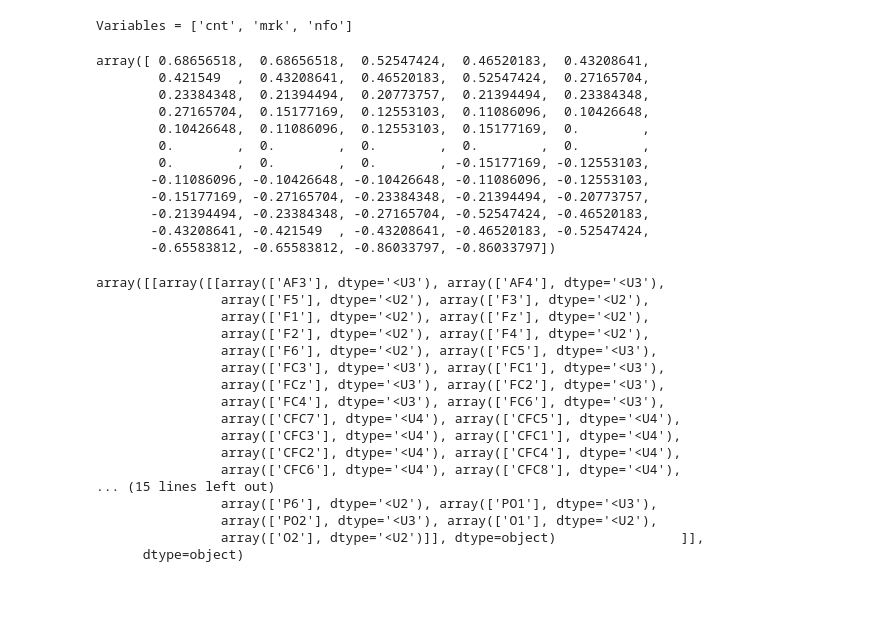
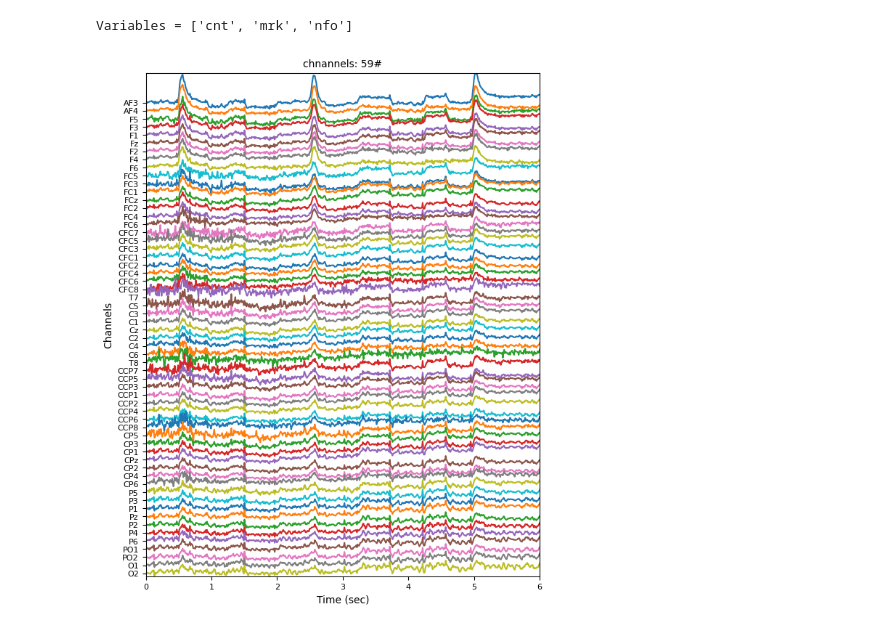
Before and after one commit to RezaSaadatyar/Motor-imagery-based-EEG-signal-processing, a Jupyter notebook: Code/App1.ipynb, the cells around one changed output. Saved outputs shown, nothing was run; the diff lists cells and outputs as text; code cells hidden in the pictures; blank space fills up the shorter version.

```diff
--- a/Code/App1.ipynb
+++ b/Code/App1.ipynb
@@ -57,53 +160,14 @@ Variables = ['cnt', 'mrk', 'nfo']
 data = np.double(data_set['cnt']) * 0.1
 
 Mrk = data_set['mrk']                   # Time of trials
-Time_Trial = np.array(Mrk['pos'].tolist()).flatten()
-Labels = np.array(Mrk['y'].tolist()).flatten()
+Time_Trial = np.concatenate(*Mrk['pos'].flatten())
+Labels = np.concatenate(*Mrk['y'].flatten())
 
 Nfo = data_set['nfo']
 Fs = Nfo['fs']
-channels = list(chain(*list(np.array(Nfo['clab'].tolist()).flatten())))
+channels = np.concatenate(np.array(Nfo['clab'].tolist()).flatten())
 Name_class = Nfo['classes']
 x_pos = np.concatenate(*Nfo['xpos'].flatten())
 y_pos = np.concatenate(*Nfo['ypos'].flatten())
 
 Position_XY = np.array([x_pos, y_pos])  # Position electrode
-# %%
-Position_XY[1]
-# %% [output]
-array([ 0.68656518,  0.68656518,  0.52547424,  0.46520183,  0.43208641,
-        0.421549  ,  0.43208641,  0.46520183,  0.52547424,  0.27165704,
-        0.23384348,  0.21394494,  0.20773757,  0.21394494,  0.23384348,
-        0.27165704,  0.15177169,  0.12553103,  0.11086096,  0.10426648,
-        0.10426648,  0.11086096,  0.12553103,  0.15177169,  0.        ,
-        0.        ,  0.        ,  0.        ,  0.        ,  0.        ,
-        0.        ,  0.        ,  0.        , -0.15177169, -0.12553103,
-       -0.11086096, -0.10426648, -0.10426648, -0.11086096, -0.12553103,
-       -0.15177169, -0.27165704, -0.23384348, -0.21394494, -0.20773757,
-       -0.21394494, -0.23384348, -0.27165704, -0.52547424, -0.46520183,
-       -0.43208641, -0.421549  , -0.43208641, -0.46520183, -0.52547424,
-       -0.65583812, -0.65583812, -0.86033797, -0.86033797])
-# %%
-
-Name_channel = list(np.concatenate(list(np.array(Nfo['clab'].tolist()).flatten())))
-
-X_position = list(np.array(Nfo['xpos'].tolist()).flatten())
-Y_position = list(np.array(Nfo['ypos'].tolist()).flatten())
-# %% [output]
-array([[array([[array(['AF3'], dtype='<U3'), array(['AF4'], dtype='<U3'),
-                array(['F5'], dtype='<U2'), array(['F3'], dtype='<U2'),
-                array(['F1'], dtype='<U2'), array(['Fz'], dtype='<U2'),
-                array(['F2'], dtype='<U2'), array(['F4'], dtype='<U2'),
-                array(['F6'], dtype='<U2'), array(['FC5'], dtype='<U3'),
-                array(['FC3'], dtype='<U3'), array(['FC1'], dtype='<U3'),
-                array(['FCz'], dtype='<U3'), array(['FC2'], dtype='<U3'),
-                array(['FC4'], dtype='<U3'), array(['FC6'], dtype='<U3'),
-                array(['CFC7'], dtype='<U4'), array(['CFC5'], dtype='<U4'),
-                array(['CFC3'], dtype='<U4'), array(['CFC1'], dtype='<U4'),
-                array(['CFC2'], dtype='<U4'), array(['CFC4'], dtype='<U4'),
-                array(['CFC6'], dtype='<U4'), array(['CFC8'], dtype='<U4'),
-... (15 lines left out)
-                array(['P6'], dtype='<U2'), array(['PO1'], dtype='<U3'),
-                array(['PO2'], dtype='<U3'), array(['O1'], dtype='<U2'),
-                array(['O2'], dtype='<U2')]], dtype=object)                ]],
-      dtype=object)
@@ -113,2 +174,8 @@ Nfo
-# %%
-data, channels = Prepare_data(data, channels=None)
+# %%
+data, channels = Prepare_data(data, channels)
+Labels =labels(Labels)                          # Encode target labels with value between 0 and n_classes-1
+# %%
+plot_data(data, Fs, channels, first_point=0, last_point=600, normalize_data='off',val_ylim=80, size_fig=(7,9))
+channel_locations(x_pos, y_pos, channels)
+# %% [output]
+[figure, added]
```
Also changed, not shown: parts of 3 cells of this notebook.
